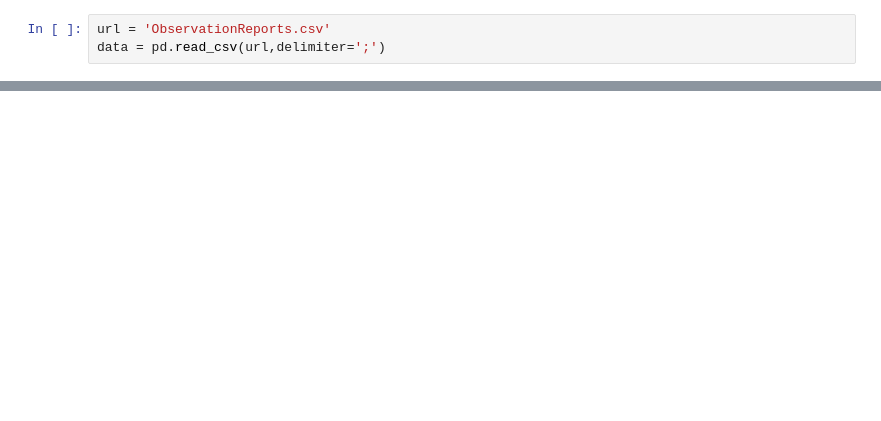
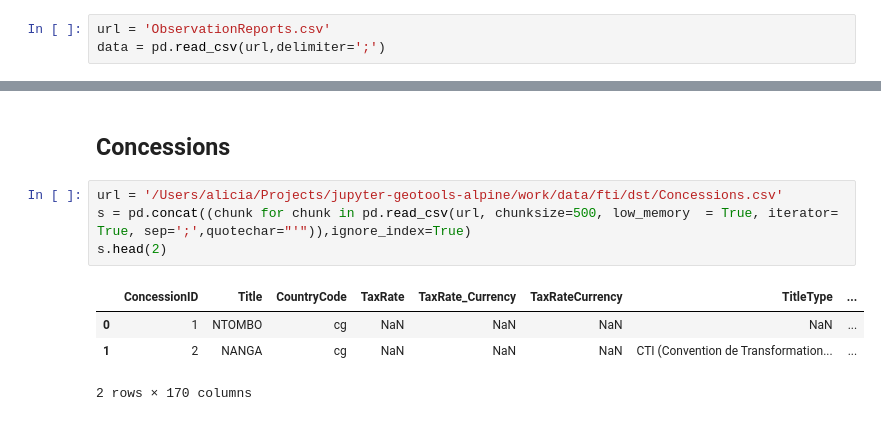
Before and after one commit to Vizzuality/notebooks, a Jupyter notebook: FTI-OTP/database_exploration.ipynb, the cells around one changed output, grey strips where cells are left out. Cells and saved outputs as stored; diff of their text form; blank space fills up the shorter version.

```diff
--- a/FTI-OTP/database_exploration.ipynb
+++ b/FTI-OTP/database_exploration.ipynb
@@ -53,0 +120,11 @@ uaa
+# %% [markdown]
+## Concessions
+# %%
+url = '/Users/alicia/Projects/jupyter-geotools-alpine/work/data/fti/dst/Concessions.csv'
+s = pd.concat((chunk for chunk in pd.read_csv(url, chunksize=500, low_memory  = True, iterator= True, sep=';',quotechar="'")),ignore_index=True)
+s.head(2)
+# %% [output]
+|  | ConcessionID | Title | CountryCode | TaxRate | TaxRate_Currency | TaxRateCurrency | TitleType | ... |
+| 0 | 1 | NTOMBO | cg | NaN | NaN | NaN | NaN | ... |
+| 1 | 2 | NANGA | cg | NaN | NaN | NaN | CTI (Convention de Transformation... | ... |
+2 rows × 170 columns
```
Also changed, not shown: parts of 18 cells of this notebook, 3 other files.
